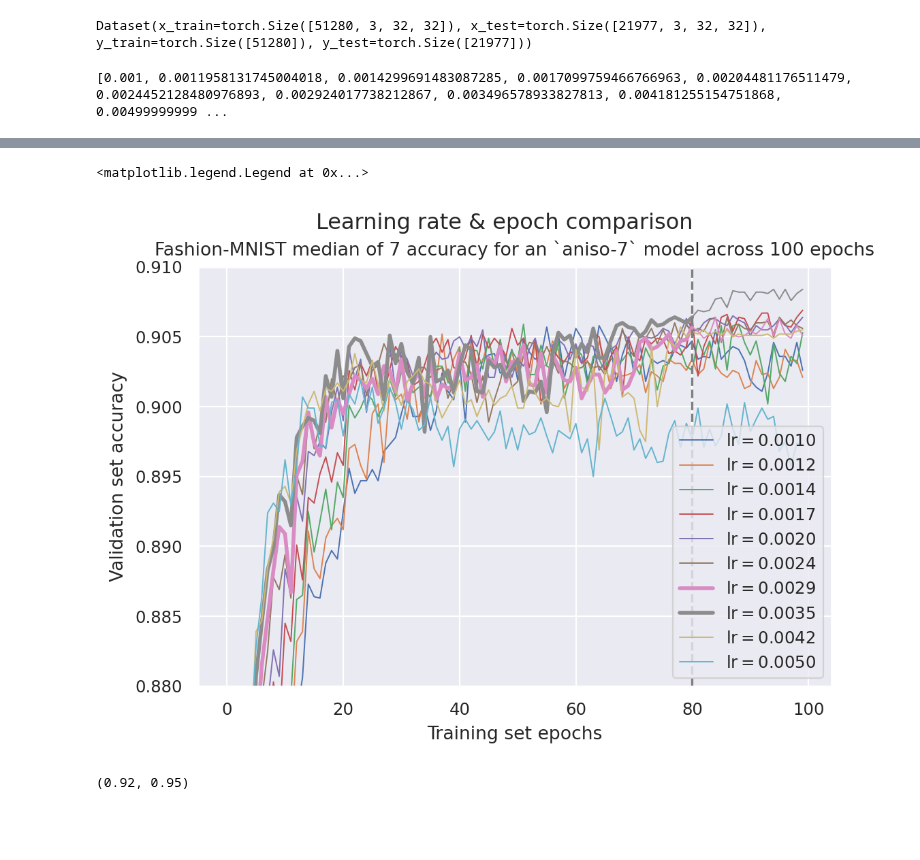
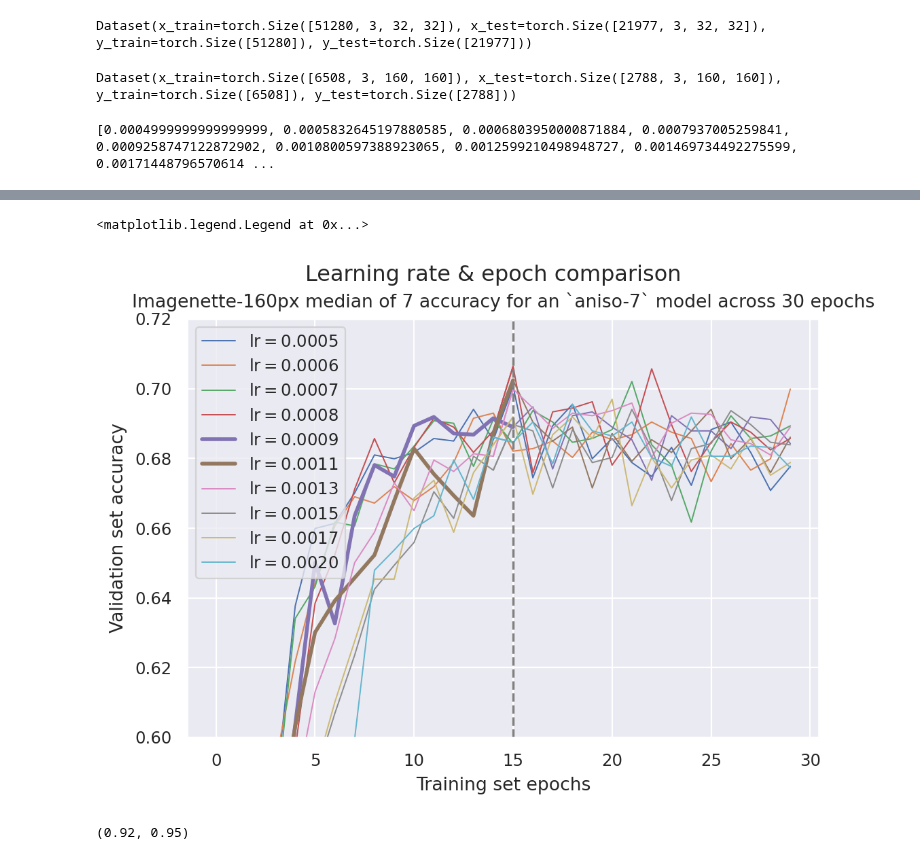
Before and after one commit to p-adema/quadratic-conv, a Jupyter notebook: scratch/training_check.ipynb, the cells around one changed output, grey strips where cells are left out. Drawn from its saved outputs; the diff is of its cells as text; code cells hidden in the pictures; blank space fills up the shorter version.

Commit message:
(code) add imagenette-160px

```diff
--- a/scratch/training_check.ipynb
+++ b/scratch/training_check.ipynb
@@ -61,0 +129,3 @@ Dataset(x_train=torch.Size([60000, 1, 28, 28]), x_test=torch.Size([10000, 1, 28,
+# %%
+# CIFAR10CNN.COMPILER_FRIENDLY = True
+CIFAR10CNN.fit_many(imgnette, epochs=5, batch_size=64, pool_fn="standard-2", conv_channels=(32, 64, 128, 128, 128), count=2)
@@ -500,18 +585,24 @@ svhn_tune = load_data.svhn().tuning_split()
 svhn_tune
 # %% [output]
 Dataset(x_train=torch.Size([51280, 3, 32, 32]), x_test=torch.Size([21977, 3, 32, 32]), y_train=torch.Size([51280]), y_test=torch.Size([21977]))
+# %%
+imgnette_tune = imgnette.tuning_split()
+imgnette_tune
+# %% [output]
+Dataset(x_train=torch.Size([6508, 3, 160, 160]), x_test=torch.Size([2788, 3, 160, 160]), y_train=torch.Size([6508]), y_test=torch.Size([2788]))
 # %%
-hist = HistoryCallback(cifar_hundred_tune)
+hist = HistoryCallback(imgnette_tune, batch_size=64)
 lr = 0.004
 CIFAR10CNN.fit_many(
-    cifar_hundred_tune,
+    imgnette_tune,
     pool_fn="aniso-7",
     init={"var": "ss-iso", "theta": "spin"},
-    count=7,
+    count=1,
     epoch_callback=hist,
     lr=lr,
-    batch_size=1024,
-    epochs=400,
+    batch_size=64,
+    epochs=200,
+    conv_channels=(32, 64, 128, 128, 128)
 )
 hs_single = {lr: hist.result()}
 # %%
@@ -527,33 +618,33 @@ hs_single = {lr: hist.result()}
 # importlib.reload(src.kernels)
 # from src.models import LeNet, EXAMPLE_POOLING_FUNCTIONS
 # from src import load_data
-torch.set_float32_matmul_precision("high")
 hs = {}
 res = {}
-logspace = np.logspace(np.log10(0.0010), np.log10(0.0050), num=10).tolist()
+logspace = np.logspace(np.log10(0.0005), np.log10(0.0020), num=10).tolist()
 print(logspace)
 bar = tqdm.tqdm(logspace, unit="trial")
-model = LeNet
+model = CIFAR10CNN
 for lr in bar:
     bar.set_postfix(lr=lr)
-    hist = HistoryCallback(fashion_tune)
+    hist = HistoryCallback(imgnette_tune, batch_size=64)
     res[f"{lr=}"] = model.fit_many(
-        fashion_tune,
+        imgnette_tune,
         pool_fn="aniso-7",
         init={"var": "ss-iso", "theta": "spin"},
         count=7,
         epoch_callback=hist,
         lr=lr,
-        batch_size=1024,
-        epochs=100,
+        batch_size=64,
+        epochs=30,
+        conv_channels=(32, 64, 128, 128, 128)
     )
     hs[lr] = hist.result()
 
 pl.DataFrame({str(lr): vals[0] for lr, vals in hs.items()}).write_parquet(
-    ".data/tmp_tune_svhn_2.pq"
+    ".data/tmp_tune_imgnette_2.pq"
 )
 # %% [output]
-[0.001, 0.0011958131745004018, 0.0014299691483087285, 0.0017099759466766963, 0.00204481176511479, 0.0024452128480976893, 0.002924017738212867, 0.003496578933827813, 0.004181255154751868, 0.00499999999 ...
+[0.0004999999999999999, 0.0005832645197880585, 0.0006803950000871884, 0.0007937005259841, 0.0009258747122872902, 0.0010800597388923065, 0.0012599210498948727, 0.001469734492275599, 0.00171448796570614 ...
 # %%
 pl.read_parquet(".data/tmp_tune.pq")
 # %% [output]
@@ -567,36 +658,36 @@ shape: (2, 10)
 # %%
 sns.set_theme("paper", "darkgrid")
 plt.figure(dpi=200, figsize=(6, 4))
-cutoff = 80
-n_epochs = 100
+cutoff = 15
+n_epochs = 30
 for i, (lr, (vls, trns)) in enumerate(hs.items()):
     vals = np.median(vls["acc"].to_numpy().reshape(7, n_epochs), axis=0)
     color = plt.plot(
         range(cutoff + 1),
         vals[: cutoff + 1],
         label=f"lr$= {lr:.4f}$",
-        linewidth=0.7 if round(lr, 4) not in (0.0035, 0.0029) else 2,
+        linewidth=0.7 if round(lr, 4) not in (0.0009, 0.0011) else 2,
     )[0].get_color()
     plt.plot(
         range(cutoff - 1, n_epochs), vals[cutoff - 1:], color=color, linewidth=0.7
     )
-plt.ylim(0.88, 0.91)
+plt.ylim(0.60, 0.72)
 # plt.ylim(0.92, 0.95)
 # plt.ylim(0.79, 0.84)
 plt.suptitle("Learning rate & epoch comparison")
 plt.title(
-    f"Fashion-MNIST median of 7 accuracy for an `aniso-7` model across {n_epochs} epochs"
+    f"Imagenette-160px median of 7 accuracy for an `aniso-7` model across {n_epochs} epochs"
 )
 plt.xlabel("Training set epochs")
 plt.ylabel("Validation set accuracy")
 plt.axvline(cutoff, linestyle="dashed", color="gray")
 # plt.text(cutoff + 3, 0.91, "Proposed cutoff", color='gray')
 plt.xticks([cutoff], [f"{cutoff}"], minor=True)
 plt.tick_params("x", colors="gray", which="minor")
 plt.legend()
 # %% [output]
 <matplotlib.legend.Legend at 0x...>
-[figure, old version]
+[figure, new version]
 # %%
 hist = HistoryCallback(svhn_tune)
 res[f"{lr=}"] = model.fit_many(
```
Also changed, not shown: parts of 15 cells of this notebook, 19 other files.
